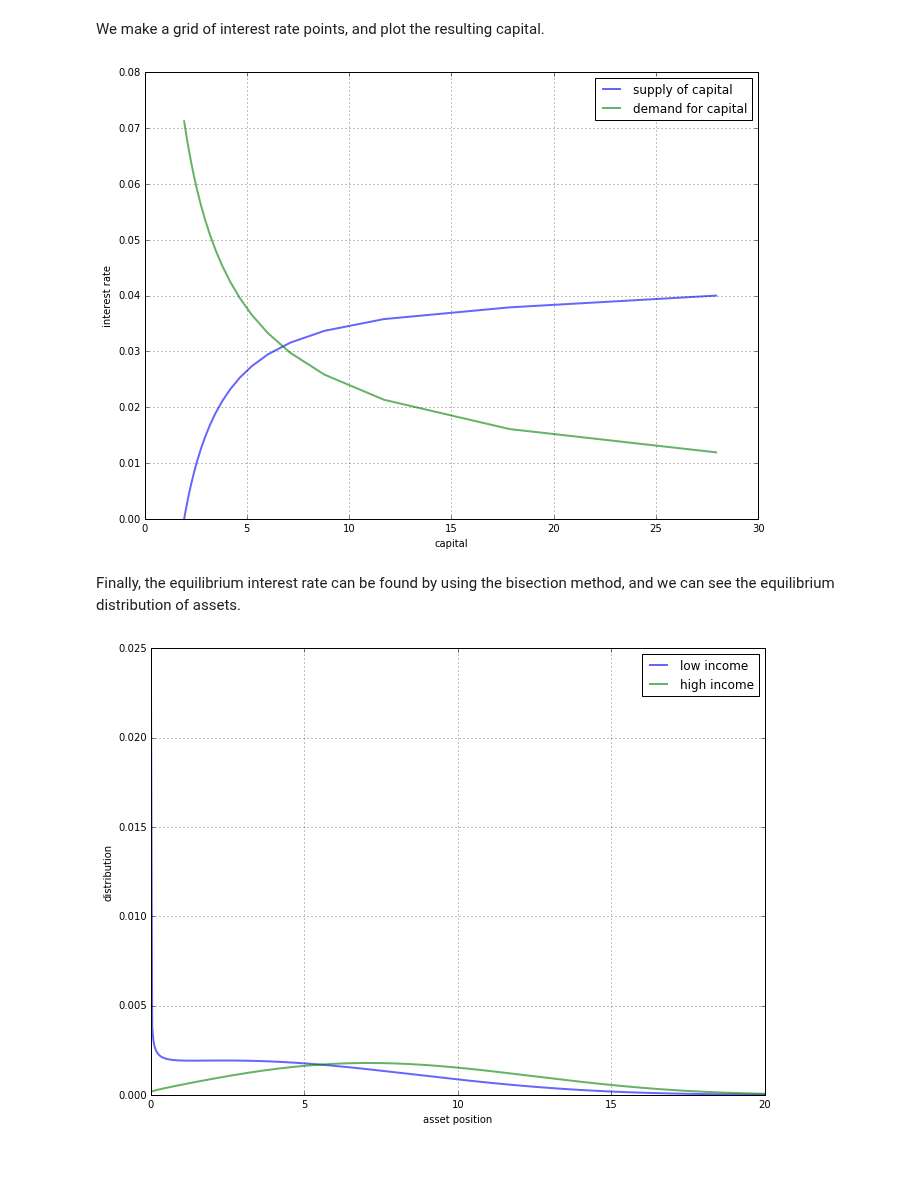
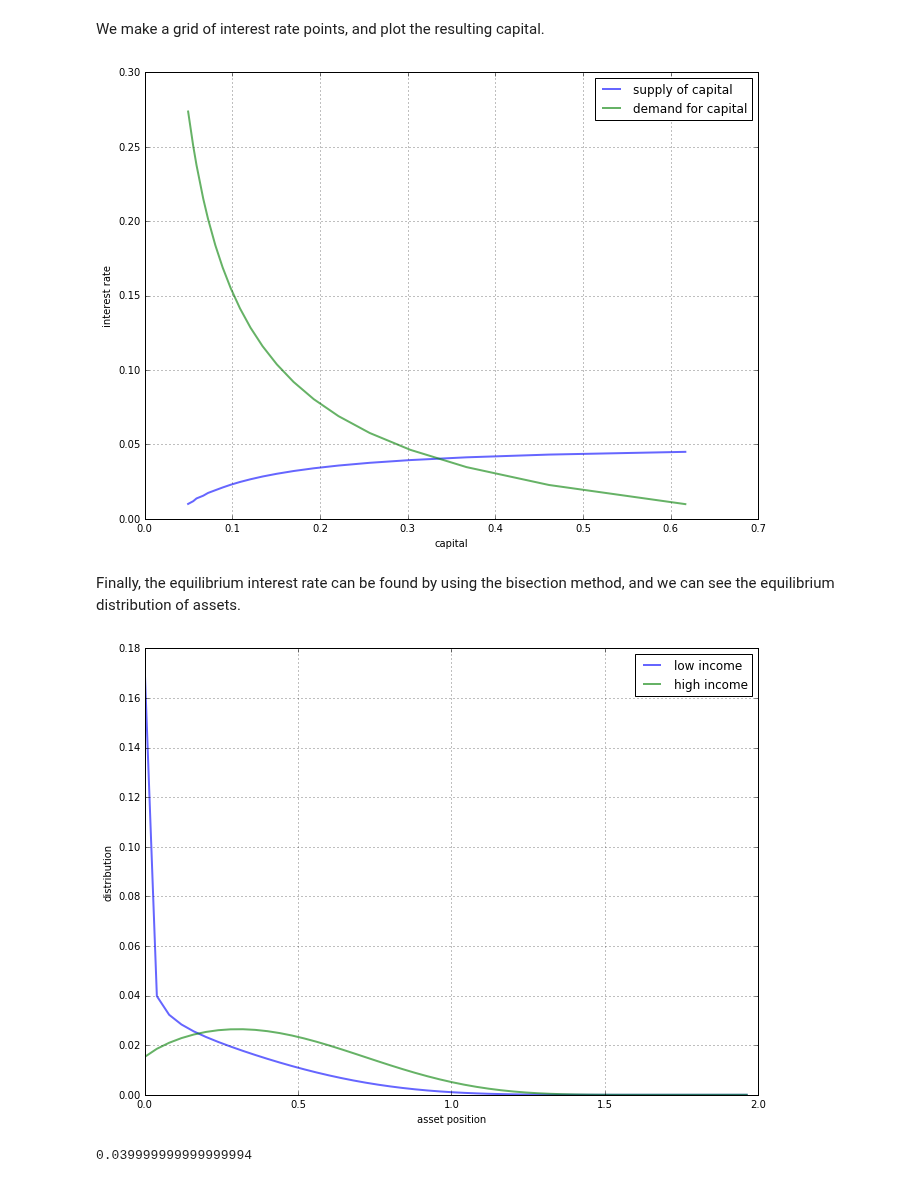
Before and after one commit to QuantEcon/QuantEcon.notebooks, a Jupyter notebook: aiyagari_continuous_time.ipynb, the cells around one changed output. Drawn from its saved outputs; the diff is of its cells as text; code cells hidden in the pictures.

```diff
--- a/aiyagari_continuous_time.ipynb
+++ b/aiyagari_continuous_time.ipynb
@@ -238,7 +247,9 @@ class Household(object):
 # %% [markdown]
 For example, if interest rate is 0.05 and wage is 1, we can initialize a household, solve it decision problem, and find the stationary distribution by running
 # %%
-am=Household(r=0.05,w=1)
+lam = 0.11
+PI = [[-lam, lam], [lam, -lam]]
+am=Household(rho=0.05, r=0.02,w=1, pi=PI)
 am.solve_bellman()
 am.compute_stationary_distribution()
 # %% [output]
@@ -246,7 +257,7 @@ am.compute_stationary_distribution()
 # %% [markdown]
 Once, a household object is created, the object can be reused to solve a different problem by changing parameters. For example, if the interest rate were to change to 0.03 and wage to 0.9, the new problem can be solved by setting parameters directly by
 # %%
-am.r=0.03
+am.r=0.02
 am.w=0.9
 # %% [markdown]
 and running
@@ -267,15 +278,17 @@ Given the household class, solving for the steady state becomes really simple. T
 # %% [markdown]
 Before solving for the actual steady state, we can visualize the capital demand and capital supply.
 # %%
-A = 2.5
-N = 0.05
+A = 0.1
+##### NOT NECESSARY
+#N = 0.05
 alpha = 0.33
 
-def r_to_w(r):
-    return A * (1 - alpha) * (alpha / (1 + r))**(alpha / (1 - alpha))
+def r_to_w(am, r):
+    return A*am.z_ave**(-alpha)*(1 - alpha) * \
+        (alpha / (am.dep + r))**(alpha / (1 - alpha))
 
-def rd(K):
-    return A * alpha * (N / K)**(1 - alpha)
+def rd(am, K):
+    return A*alpha*(am.z_ave / K)**(1 - alpha) - am.dep
 
 def prices_to_capital_stock(am, r):
     """
@@ -288,7 +301,7 @@ def prices_to_capital_stock(am, r):
     r : float
         The interest rate
     """
-    w = r_to_w(r)
+    w = r_to_w(am, r)
 
     # Set new prices and solve the Bellman equation
     am.set_prices(r, w)
@@ -299,7 +312,7 @@ def prices_to_capital_stock(am, r):
 We make a grid of interest rate points, and plot the resulting capital.
 # %%
 num_points = 20
-r_vals = np.linspace(0.0, 0.04, num_points)
+r_vals = np.linspace(0.01, 0.045, num_points)
 
 # Compute supply of capital
 k_vals = np.empty(num_points)
@@ -309,45 +322,49 @@ for i, r in enumerate(r_vals):
 # Plot supply and demand of capital
 fig, ax = plt.subplots(figsize=(11, 8))
 ax.plot(k_vals, r_vals, lw=2, alpha=0.6, label='supply of capital')
-ax.plot(k_vals, rd(k_vals), lw=2, alpha=0.6, label='demand for capital')
+ax.plot(k_vals, rd(am, k_vals), lw=2, alpha=0.6, label='demand for capital')
 ax.grid()
 ax.set_xlabel('capital')
 ax.set_ylabel('interest rate')
 ax.legend(loc='upper right')
 plt.show()
 # %% [output]
-[figure, old version]
+[figure, new version]
 # %% [markdown]
 Finally, the equilibrium interest rate can be found by using the bisection method, and we can see the equilibrium distribution of assets.
 # %%
 # Set parameters for bisection method
 crit = 1e-6
 r_min = 0.02
 r_max = 0.04
 r = 0.03
 
 # Bisection loop
 for i in range(100):
-    am.set_prices(r,r_to_w(r))
-    r_new = rd(am.compute_stationary_distribution())
+    am.set_prices(r,r_to_w(am, r))
+    r_new = rd(am, am.compute_stationary_distribution())
     if np.absolute(r_new-r)<crit:
         break
     elif r_new > r:
         r_min = r
         r = (r_max+r_min)/2.
     else:
         r_max = r
         r = (r_max+r_min)/2.
 
 # Plot stationary distribution at the equilibrium
 fig, ax = plt.subplots(figsize=(11, 8))
-n=500                      # Determine the max asset level to show in the plot
+n=50                      # Determine the max asset level to show in the plot
 ax.plot(am.a_vals[0:n], am.g[0,0:n], lw=2, alpha=0.6, label='low income')
 ax.plot(am.a_vals[0:n], am.g[1,0:n], lw=2, alpha=0.6, label='high income')
 ax.grid()
 ax.set_xlabel('asset position')
 ax.set_ylabel('distribution')
 ax.legend(loc='upper right')
 plt.show()
 # %% [output]
-[figure, old version]
+[figure, new version]
+# %%
+am.r
+# %% [output]
+0.039999999999999994
```
Also changed, not shown: parts of 4 cells of this notebook.
